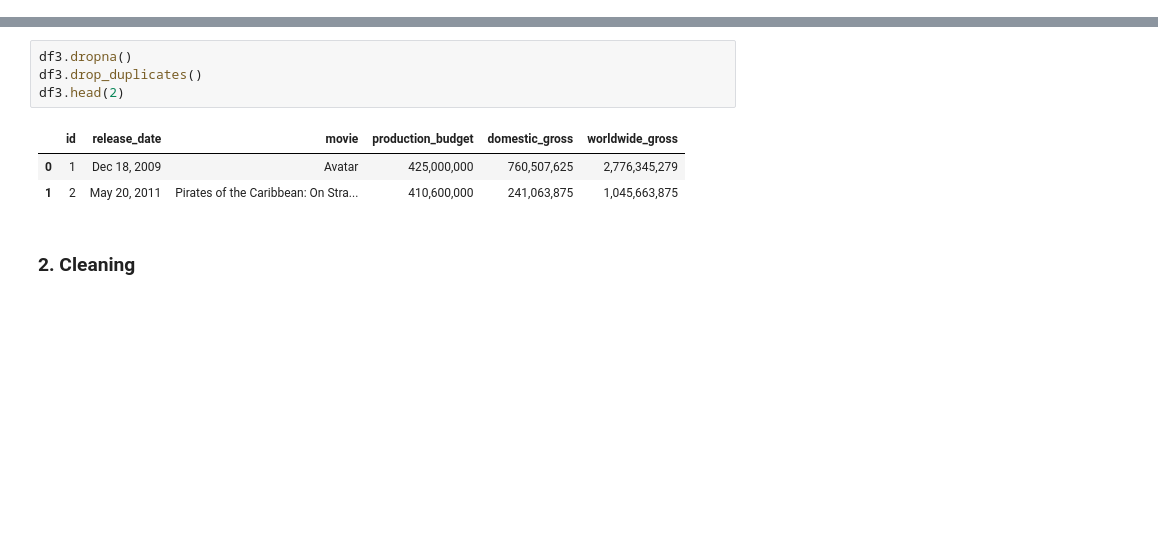
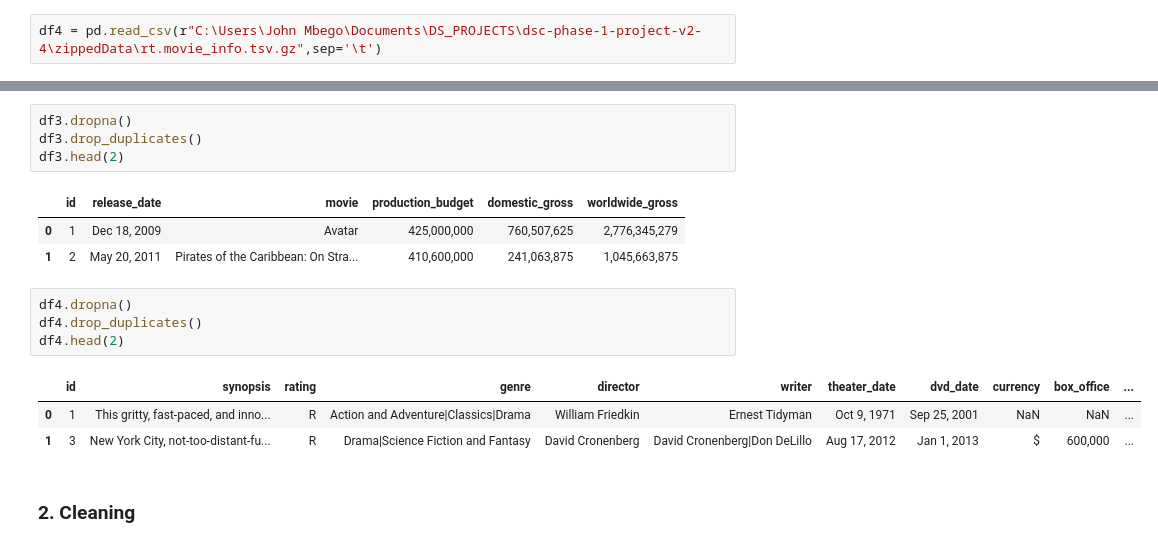
Before and after one commit to jmbego/dsc-phase-1-project, a Jupyter notebook: index.ipynb, the cells around one changed output, grey strips where cells are left out. Saved outputs shown, nothing was run; the diff lists cells and outputs as text; blank space fills up the shorter version.

```diff
--- a/index.ipynb
+++ b/index.ipynb
@@ -33,4 +33,6 @@ df1 = pd.read_csv(r"C:\Users\John Mbego\Documents\DS_PROJECTS\dsc-phase-1-projec
 df2 = pd.read_csv(r"C:\Users\John Mbego\Documents\DS_PROJECTS\dsc-phase-1-project-v2-4\zippedData\bom.movie_gross.csv.gz")
 # %%
 df3 = pd.read_csv(r"C:\Users\John Mbego\Documents\DS_PROJECTS\dsc-phase-1-project-v2-4\zippedData\tn.movie_budgets.csv.gz")
+# %%
+df4 = pd.read_csv(r"C:\Users\John Mbego\Documents\DS_PROJECTS\dsc-phase-1-project-v2-4\zippedData\rt.movie_info.tsv.gz",sep='\t')
 # %% [markdown]
@@ -60,6 +62,14 @@ df3.head(2)
 |  | id | release_date | movie | production_budget | domestic_gross | worldwide_gross |
 | 0 | 1 | Dec 18, 2009 | Avatar | 425,000,000 | 760,507,625 | 2,776,345,279 |
 | 1 | 2 | May 20, 2011 | Pirates of the Caribbean: On Stra... | 410,600,000 | 241,063,875 | 1,045,663,875 |
+# %%
+df4.dropna()
+df4.drop_duplicates()
+df4.head(2)
+# %% [output]
+|  | id | synopsis | rating | genre | director | writer | theater_date | dvd_date | currency | box_office | ... |
+| 0 | 1 | This gritty, fast-paced, and inno... | R | Action and Adventure|Classics|Drama | William Friedkin | Ernest Tidyman | Oct 9, 1971 | Sep 25, 2001 | NaN | NaN | ... |
+| 1 | 3 | New York City, not-too-distant-fu... | R | Drama|Science Fiction and Fantasy | David Cronenberg | David Cronenberg|Don DeLillo | Aug 17, 2012 | Jan 1, 2013 | $ | 600,000 | ... |
 # %% [markdown]
 ### 2. Cleaning
 # %%
```
Also changed, not shown: parts of 2 cells of this notebook.
